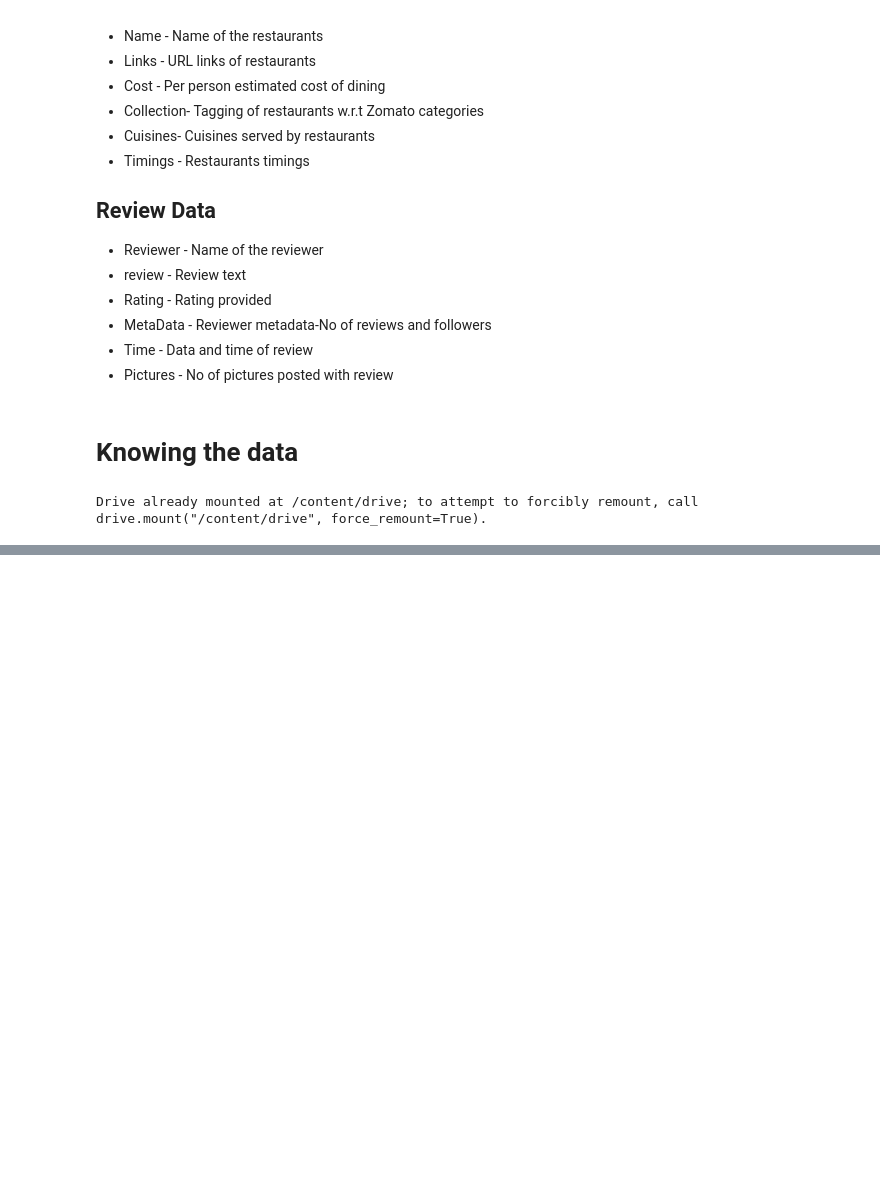
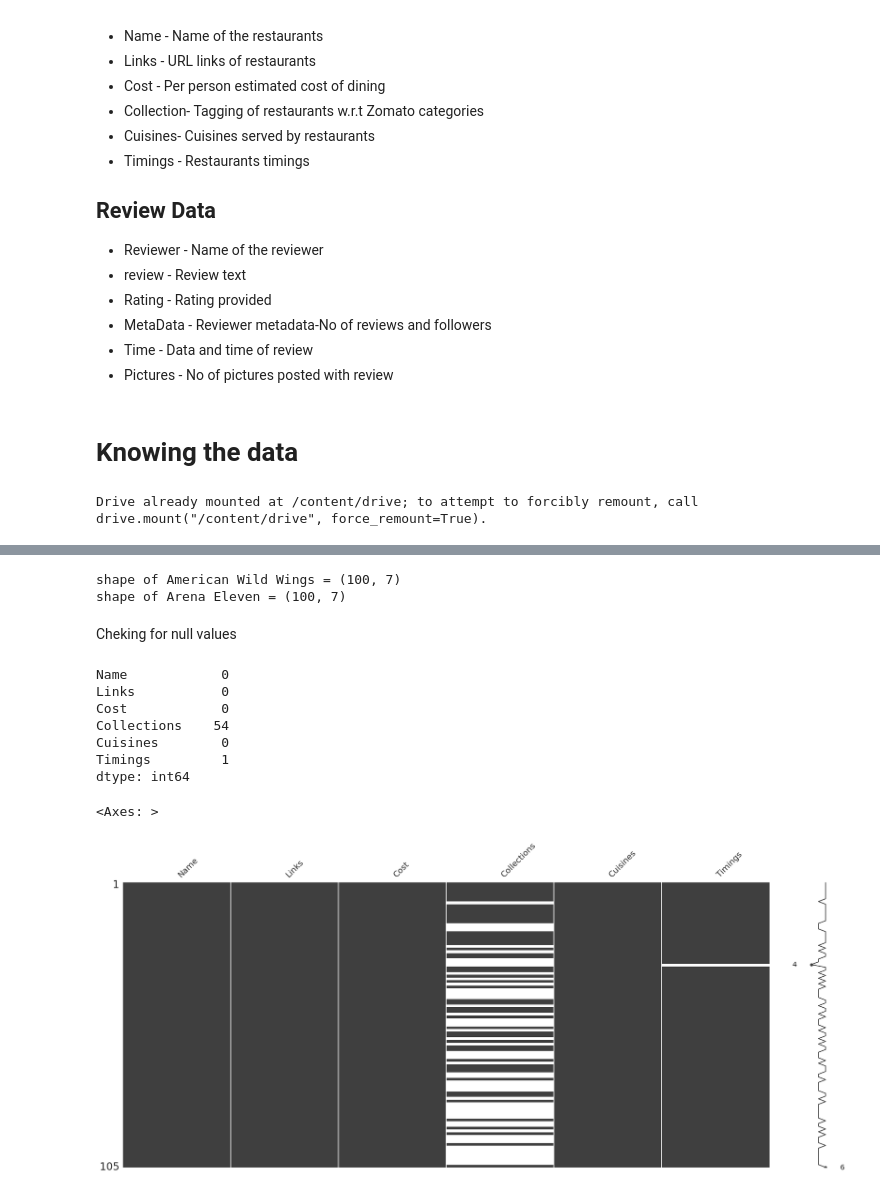
Before and after one commit to pi-mishra/Zomato-Restaurant-Clustering-And-Sentiment-Analysis, a Jupyter notebook: Zomato_Restaurant_Clustering_And_Sentiment_Analysis.ipynb, the cells around one changed output, grey strips where cells are left out. Saved outputs shown, nothing was run; the diff lists cells and outputs as text; code cells hidden in the pictures; blank space fills up the shorter version.

```diff
--- a/Zomato_Restaurant_Clustering_And_Sentiment_Analysis.ipynb
+++ b/Zomato_Restaurant_Clustering_And_Sentiment_Analysis.ipynb
@@ -735,0 +57,6 @@ Name: Review, Length: 9954, dtype: object
+# %%
+#restaurant data
+restaurant_df = pd.read_csv('/content/drive/MyDrive/ZomatoProject/Zomato Restaurant names and Metadata.csv')
+
+#review data
+review_df = pd.read_csv('/content/drive/MyDrive/ZomatoProject/Zomato Restaurant reviews.csv')
@@ -735,0 +164,26 @@ Name: Review, Length: 9954, dtype: object
+# %%
+# checking shape of the duplicate values
+
+print(f"shape of American Wild Wings = {review_df[review_df['Restaurant'] == 'American Wild Wings'].shape}")
+print(f"shape of Arena Eleven = {review_df[review_df['Restaurant'] == 'Arena Eleven'].shape}")
+# %% [output]
+shape of American Wild Wings = (100, 7)
+shape of Arena Eleven = (100, 7)
+# %% [markdown]
+Cheking for null values
+# %%
+#restaurant data null values
+
+print(restaurant_df.isnull().sum())
+
+msno.matrix(restaurant_df)
+# %% [output]
+Name            0
+Links           0
+Cost            0
+Collections    54
+Cuisines        0
+Timings         1
+dtype: int64
+<Axes: >
+[figure, added]
```
Also changed, not shown: parts of 117 cells of this notebook.
